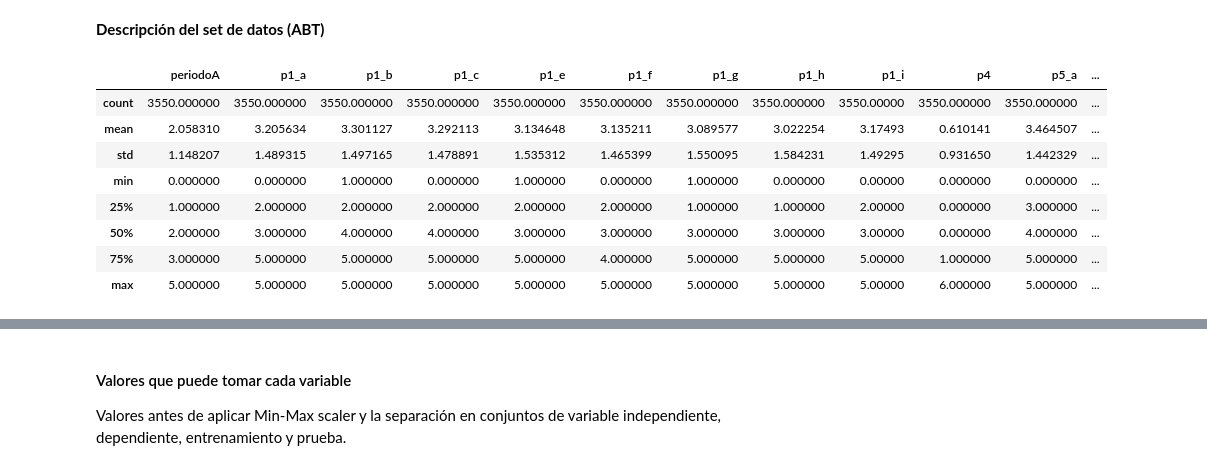
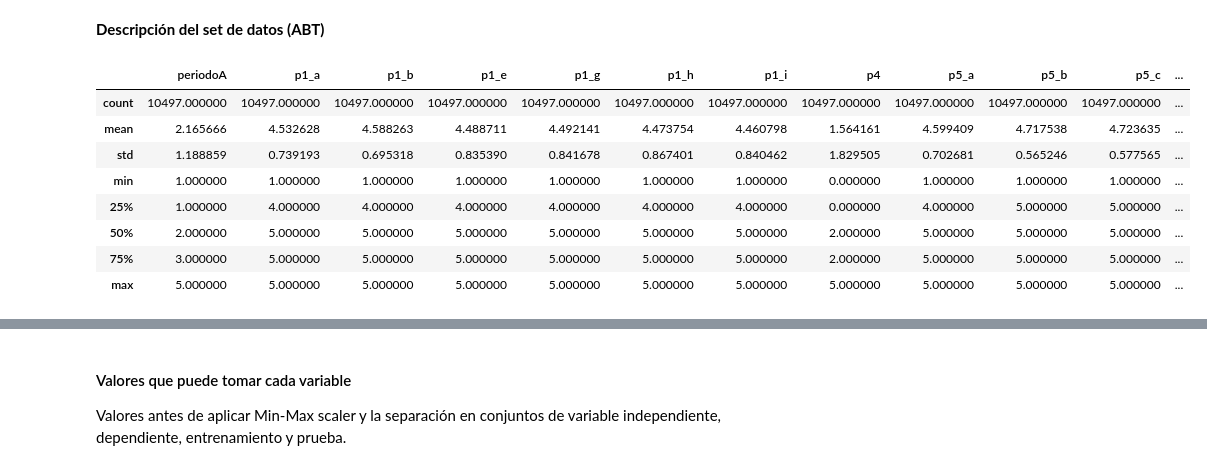
Before and after one commit to EstebanPerez25/ACD-Modelo_predictivo_de_satisfacion, a Jupyter notebook: Modelo_predictivo_de_satisfacción.ipynb, the cells around one changed output, grey strips where cells are left out. Saved outputs shown, nothing was run; the diff lists cells and outputs as text; code cells hidden in the pictures.

```diff
--- a/Modelo_predictivo_de_satisfacción.ipynb
+++ b/Modelo_predictivo_de_satisfacción.ipynb
@@ -878,0 +934,7 @@ df_resampled.evaluacion.value_counts().plot.bar(color='deepskyblue');
+# %%
+# Aplicamos las etapas de preprocesamiento
+df_coment.comentarios = df_coment.comentarios.apply(preprocess)
+# %%
+# Tokenizamos el texto (dividirlo en palabras)
+df_coment.comentarios = df_coment.comentarios.apply(lambda x: \
+ [token for token in x.split()])
@@ -878,0 +970,22 @@ df_resampled.evaluacion.value_counts().plot.bar(color='deepskyblue');
+# %%
+#len([sas.sentiment(x) for x in df_coment.comentarios[0]])
+# Solo dejaremos las palabras que relevantes
+# (Las que tengan un valor de sentimiento dentro de un intervalo
+def pRelevantes(lista):
+  # Intervalo de palabras relevantes
+  min = 0.3
+  max = 0.7
+  # Lista para almacenar palabras relevantes
+  relevantes = []
+
+  for x in lista:
+    if ((sas.sentiment(x) < min) or (sas.sentiment(x) > max)):
+      relevantes.append(x)
+
+  return relevantes
+
+
+
+#pRelevantes(df_coment.comentarios[475])
+# %%
+df_coment.comentarios = df_coment.comentarios.apply(pRelevantes)
@@ -920,14 +1144,14 @@ Se utilzarán modelos de aprendizaje no supervisado para las siguientes tareas:
 # %% [markdown]
 **Descripción del set de datos (ABT)**
 # %%
-df_resampled.describe()
+df_coment.describe()
 # %% [output]
-|  | periodoA | p1_a | p1_b | p1_c | p1_e | p1_f | p1_g | p1_h | p1_i | p4 | p5_a | ... |
-| count | 3550.000000 | 3550.000000 | 3550.000000 | 3550.000000 | 3550.000000 | 3550.000000 | 3550.000000 | 3550.000000 | 3550.00000 | 3550.000000 | 3550.000000 | ... |
-| mean | 2.058310 | 3.205634 | 3.301127 | 3.292113 | 3.134648 | 3.135211 | 3.089577 | 3.022254 | 3.17493 | 0.610141 | 3.464507 | ... |
-| std | 1.148207 | 1.489315 | 1.497165 | 1.478891 | 1.535312 | 1.465399 | 1.550095 | 1.584231 | 1.49295 | 0.931650 | 1.442329 | ... |
-| min | 0.000000 | 0.000000 | 1.000000 | 0.000000 | 1.000000 | 0.000000 | 1.000000 | 0.000000 | 0.00000 | 0.000000 | 0.000000 | ... |
-| 25% | 1.000000 | 2.000000 | 2.000000 | 2.000000 | 2.000000 | 2.000000 | 1.000000 | 1.000000 | 2.00000 | 0.000000 | 3.000000 | ... |
-| 50% | 2.000000 | 3.000000 | 4.000000 | 4.000000 | 3.000000 | 3.000000 | 3.000000 | 3.000000 | 3.00000 | 0.000000 | 4.000000 | ... |
-| 75% | 3.000000 | 5.000000 | 5.000000 | 5.000000 | 5.000000 | 4.000000 | 5.000000 | 5.000000 | 5.00000 | 1.000000 | 5.000000 | ... |
-| max | 5.000000 | 5.000000 | 5.000000 | 5.000000 | 5.000000 | 5.000000 | 5.000000 | 5.000000 | 5.00000 | 6.000000 | 5.000000 | ... |
+|  | periodoA | p1_a | p1_b | p1_e | p1_g | p1_h | p1_i | p4 | p5_a | p5_b | p5_c | ... |
+| count | 10497.000000 | 10497.000000 | 10497.000000 | 10497.000000 | 10497.000000 | 10497.000000 | 10497.000000 | 10497.000000 | 10497.000000 | 10497.000000 | 10497.000000 | ... |
+| mean | 2.165666 | 4.532628 | 4.588263 | 4.488711 | 4.492141 | 4.473754 | 4.460798 | 1.564161 | 4.599409 | 4.717538 | 4.723635 | ... |
+| std | 1.188859 | 0.739193 | 0.695318 | 0.835390 | 0.841678 | 0.867401 | 0.840462 | 1.829505 | 0.702681 | 0.565246 | 0.577565 | ... |
+| min | 1.000000 | 1.000000 | 1.000000 | 1.000000 | 1.000000 | 1.000000 | 1.000000 | 0.000000 | 1.000000 | 1.000000 | 1.000000 | ... |
+| 25% | 1.000000 | 4.000000 | 4.000000 | 4.000000 | 4.000000 | 4.000000 | 4.000000 | 0.000000 | 4.000000 | 5.000000 | 5.000000 | ... |
+| 50% | 2.000000 | 5.000000 | 5.000000 | 5.000000 | 5.000000 | 5.000000 | 5.000000 | 2.000000 | 5.000000 | 5.000000 | 5.000000 | ... |
+| 75% | 3.000000 | 5.000000 | 5.000000 | 5.000000 | 5.000000 | 5.000000 | 5.000000 | 2.000000 | 5.000000 | 5.000000 | 5.000000 | ... |
+| max | 5.000000 | 5.000000 | 5.000000 | 5.000000 | 5.000000 | 5.000000 | 5.000000 | 5.000000 | 5.000000 | 5.000000 | 5.000000 | ... |
```
Also changed, not shown: parts of 145 cells of this notebook.
